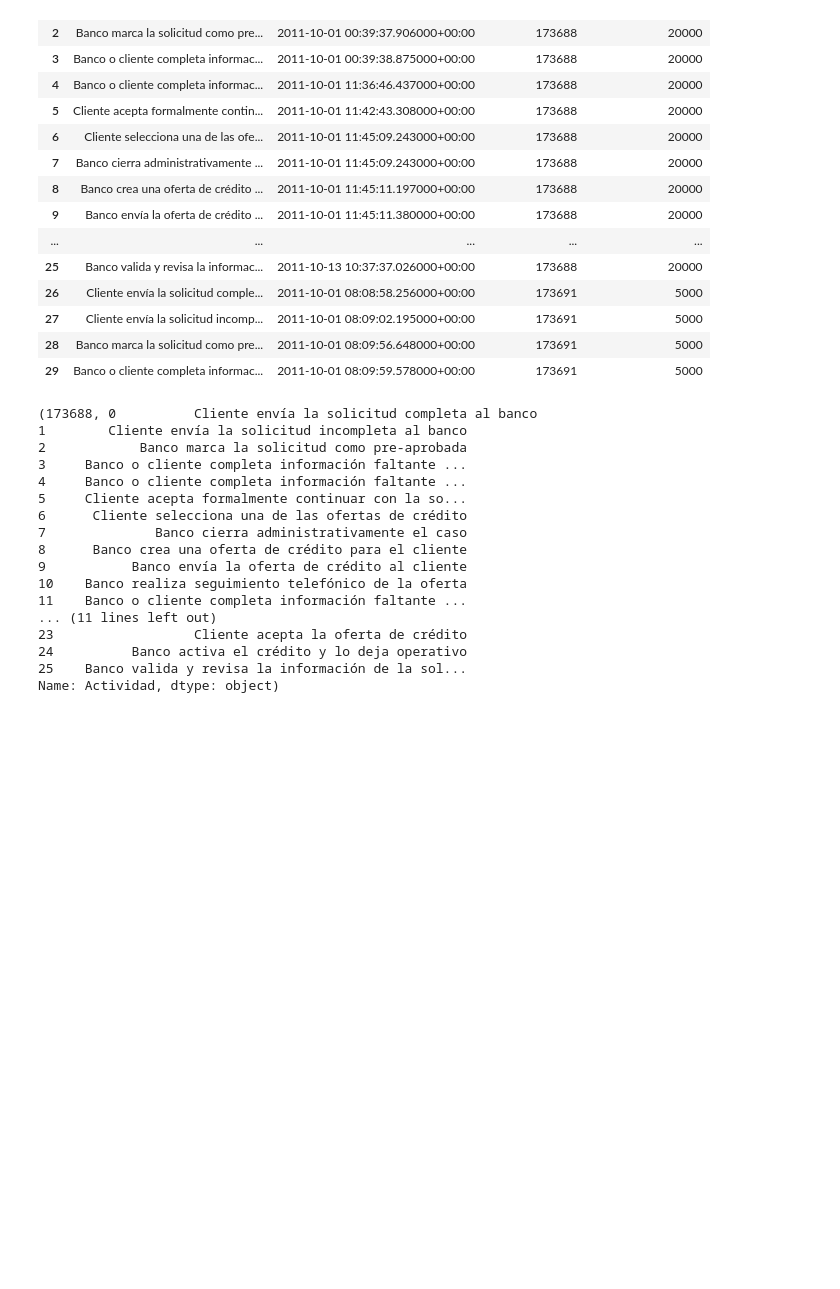
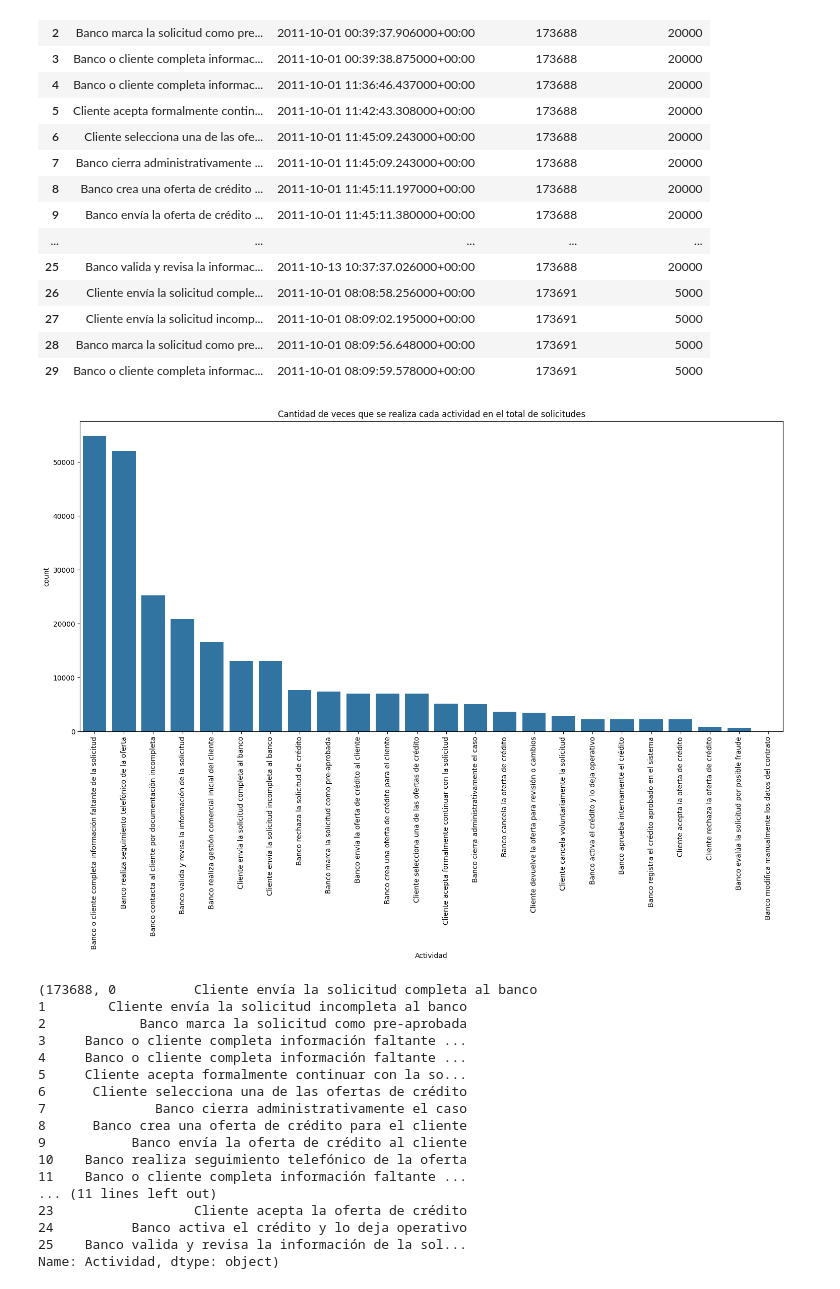
Before and after one commit to JairoVillegas/LOAN-APLICATION-PROCESS-EFFICIENT-APRIORI, a Jupyter notebook: Notebooks/Exploration.ipynb, the cells around one changed output. Drawn from its saved outputs; the diff is of its cells as text; code cells hidden in the pictures; blank space fills up the shorter version.

```diff
--- a/Notebooks/Exploration.ipynb
+++ b/Notebooks/Exploration.ipynb
@@ -144,3 +147,11 @@ df.head(30)
+# %%
+plt.figure(figsize=(18,8))
+sns.countplot(data=df, x="Actividad",order=df["Actividad"].value_counts().index)
+plt.title("Cantidad de veces que se realiza cada actividad en el total de solicitudes")
+plt.xticks(rotation=90) #Me rota el nombre de cada barra 90 grados
+plt.show()
+# %% [output]
+[figure, added]
 # %%
 solicitudes = list(df.groupby("ID de la solicitud")["Actividad"]) #Ahora creamos una lista que almacene el proceso que sigue cada una de las solicitudes
 # %%
```
Also changed, not shown: parts of 5 cells of this notebook, 1 other file.
